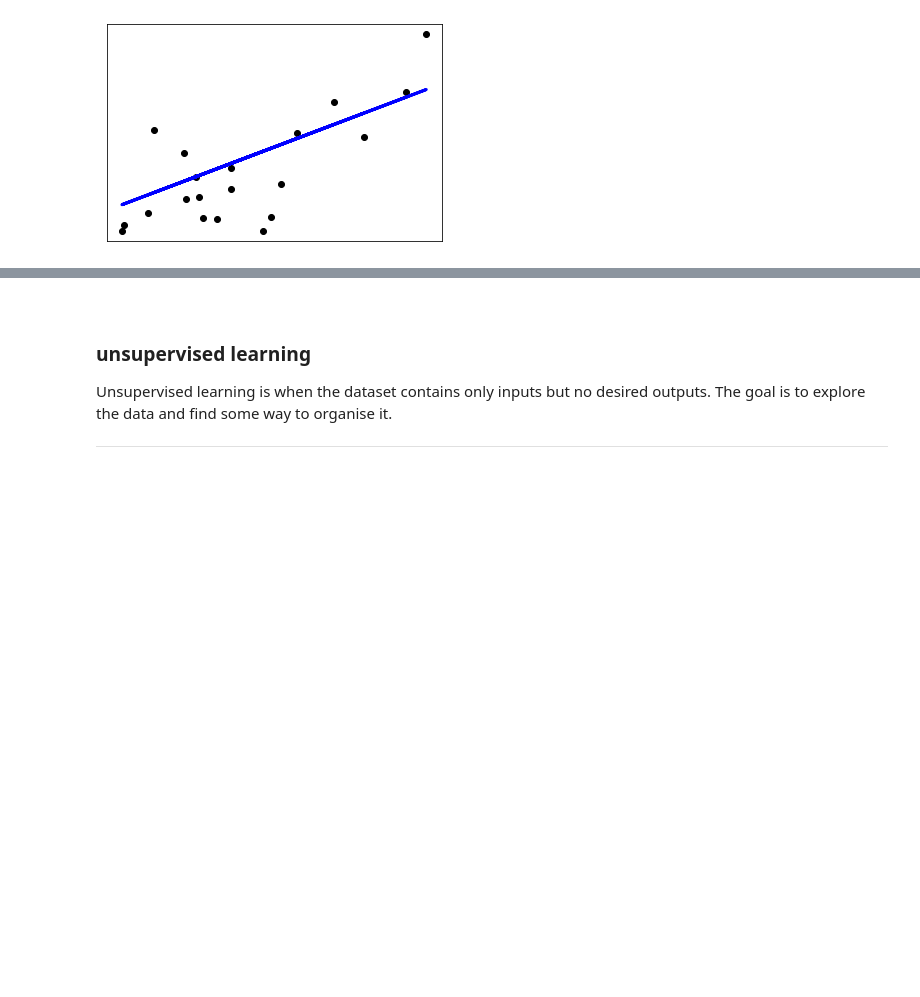
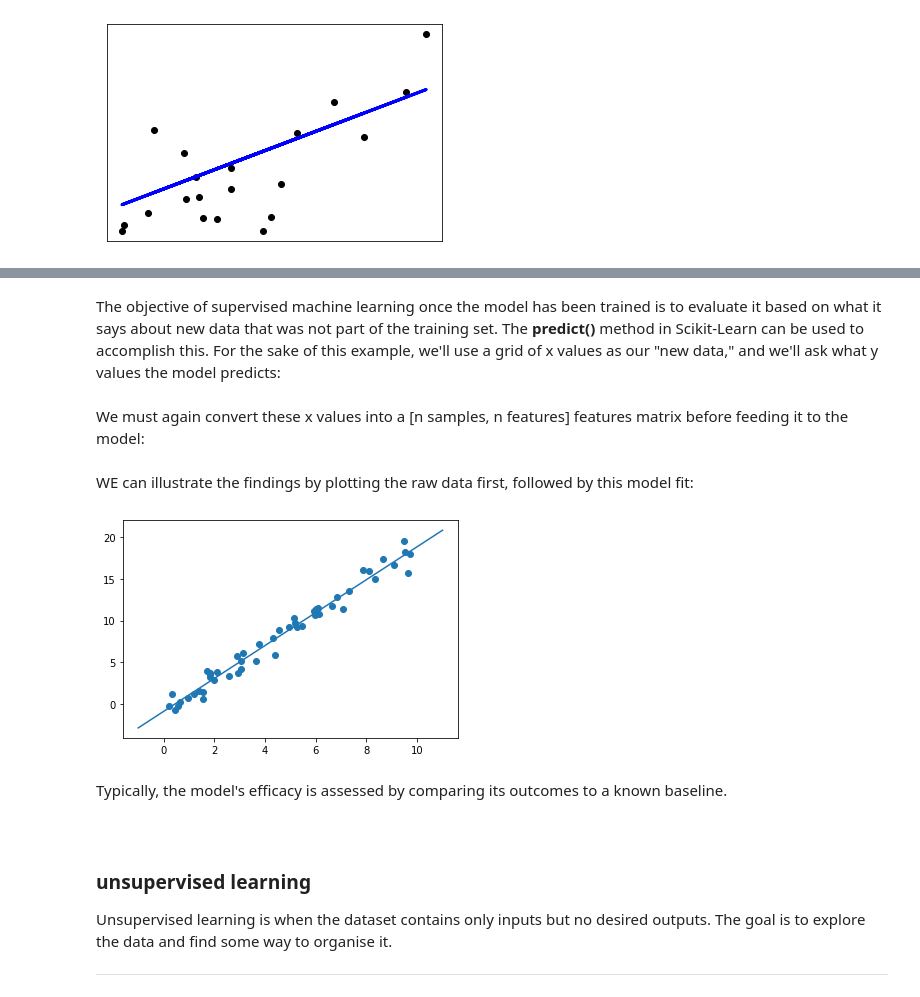
Before and after one commit to AineNicD/machine-learning-and-statistics, a Jupyter notebook: scikit-learn.ipynb, the cells around one changed output, grey strips where cells are left out. Saved outputs shown, nothing was run; the diff lists cells and outputs as text; code cells hidden in the pictures; blank space fills up the shorter version.

```diff
--- a/scikit-learn.ipynb
+++ b/scikit-learn.ipynb
@@ -403,3 +467,23 @@ Coefficient of determination: 0.47
+# %% [markdown]
+The objective of supervised machine learning once the model has been trained is to evaluate it based on what it says about new data that was not part of the training set.
+The <b>predict()</b> method in Scikit-Learn can be used to accomplish this.
+For the sake of this example, we'll use a grid of x values as our "new data," and we'll ask what y values the model predicts:
+# %%
+xfit = np.linspace(-1, 11)
+# %% [markdown]
+We must again convert these x values into a [n samples, n features] features matrix before feeding it to the model:
+# %%
+Xfit = xfit[:, np.newaxis]
+yfit = model.predict(Xfit)
+# %% [markdown]
+WE can illustrate the findings by plotting the raw data first, followed by this model fit:
+# %%
+plt.scatter(x, y)
+plt.plot(xfit, yfit);
+# %% [output]
+[figure, added]
+# %% [markdown]
+Typically, the model's efficacy is assessed by comparing its outcomes to a known baseline.
 # %% [markdown]
 <br>
 
```
Also changed, not shown: parts of 28 cells of this notebook, 3 other files.
